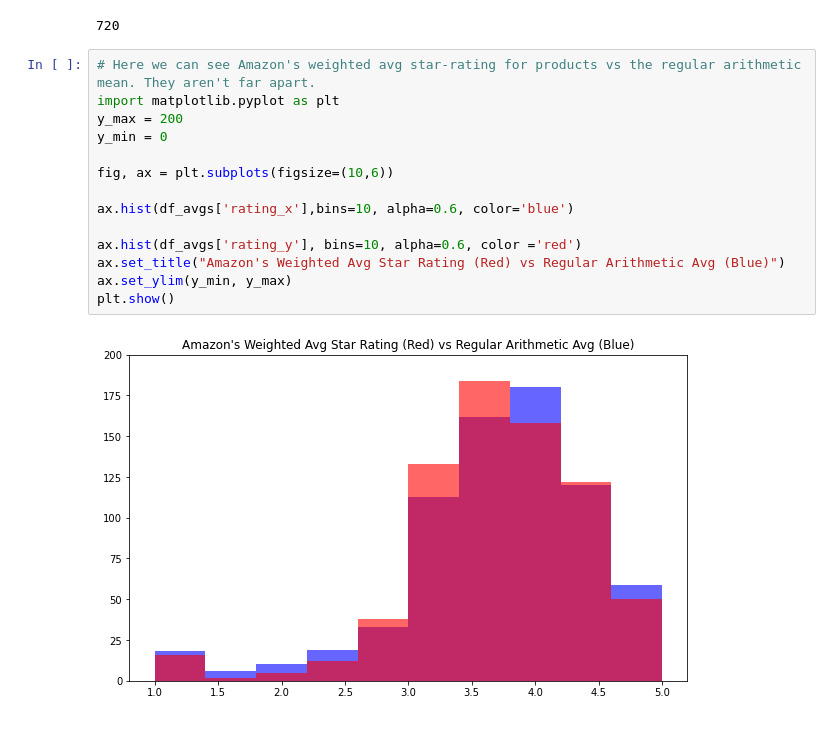
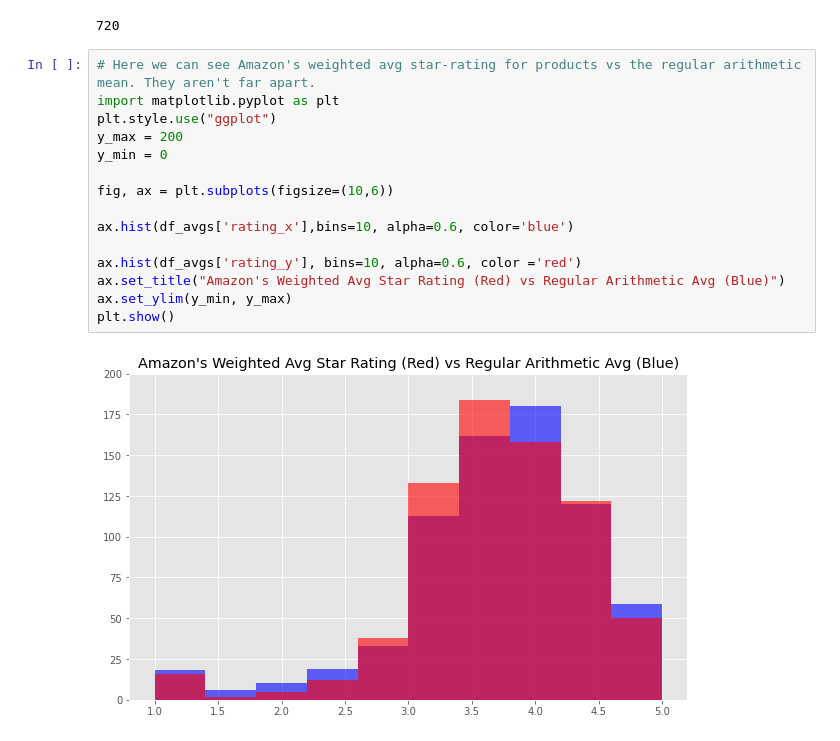
Before and after one commit to willfreeman1/amzn_reviews_EDA, a Jupyter notebook: mobile_phone_reviews_EDA.ipynb, the cells around one changed output. Saved outputs shown, nothing was run; the diff lists cells and outputs as text.

Commit message:
fixed plot styles

```diff
--- a/mobile_phone_reviews_EDA.ipynb
+++ b/mobile_phone_reviews_EDA.ipynb
@@ -37,19 +37,20 @@ df_avgs.shape[0]
 # %%
 # Here we can see Amazon's weighted avg star-rating for products vs the regular arithmetic mean. They aren't far apart.
 import matplotlib.pyplot as plt
+plt.style.use("ggplot")
 y_max = 200
 y_min = 0
 
 fig, ax = plt.subplots(figsize=(10,6))
 
 ax.hist(df_avgs['rating_x'],bins=10, alpha=0.6, color='blue')
 
 ax.hist(df_avgs['rating_y'], bins=10, alpha=0.6, color ='red')
 ax.set_title("Amazon's Weighted Avg Star Rating (Red) vs Regular Arithmetic Avg (Blue)")
 ax.set_ylim(y_min, y_max)
 plt.show()
 # %% [output]
-[figure, old version]
+[figure, new version]
 # %%
 import matplotlib.pyplot as plt
 
```
Also changed, not shown: parts of 4 cells of this notebook.
